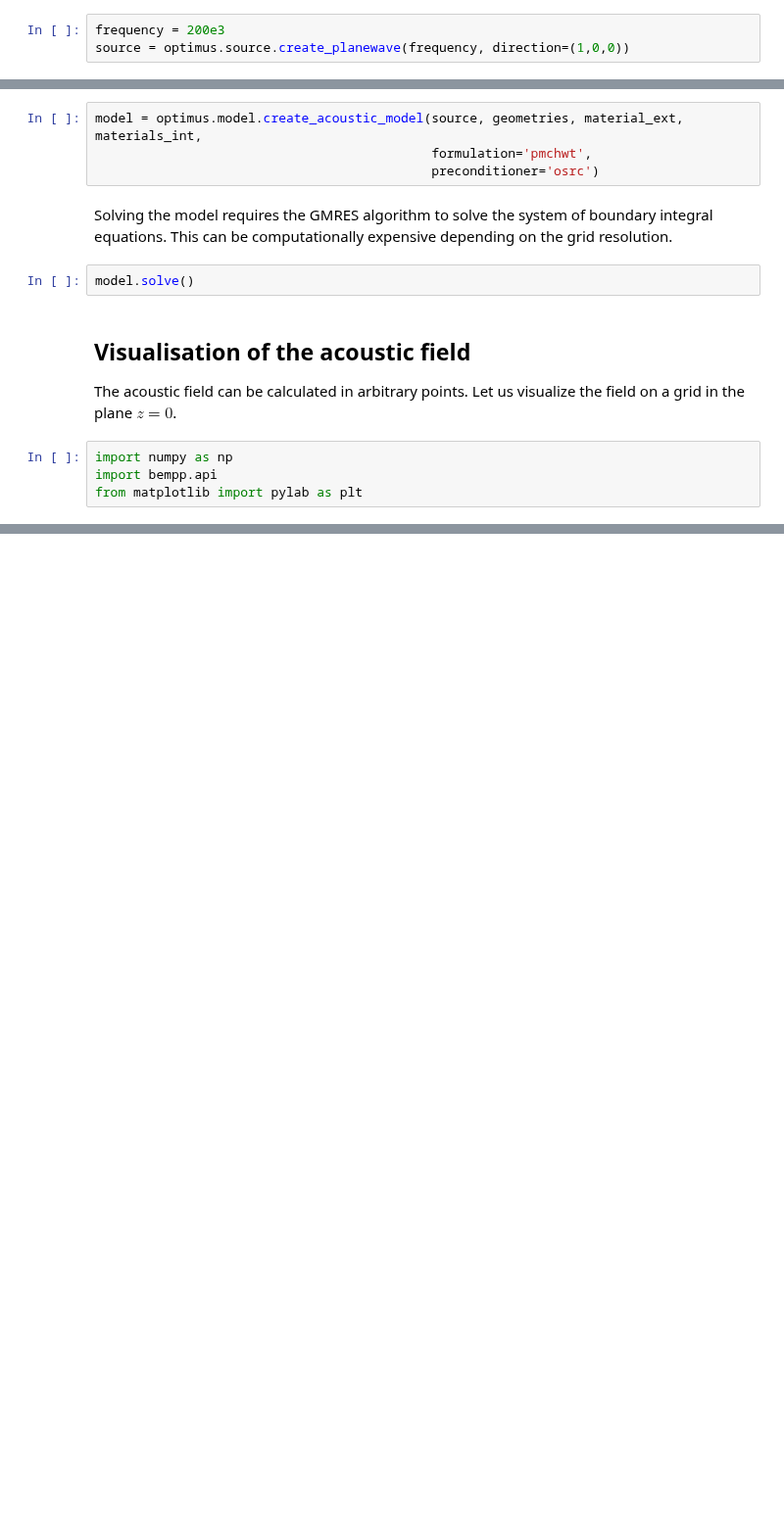
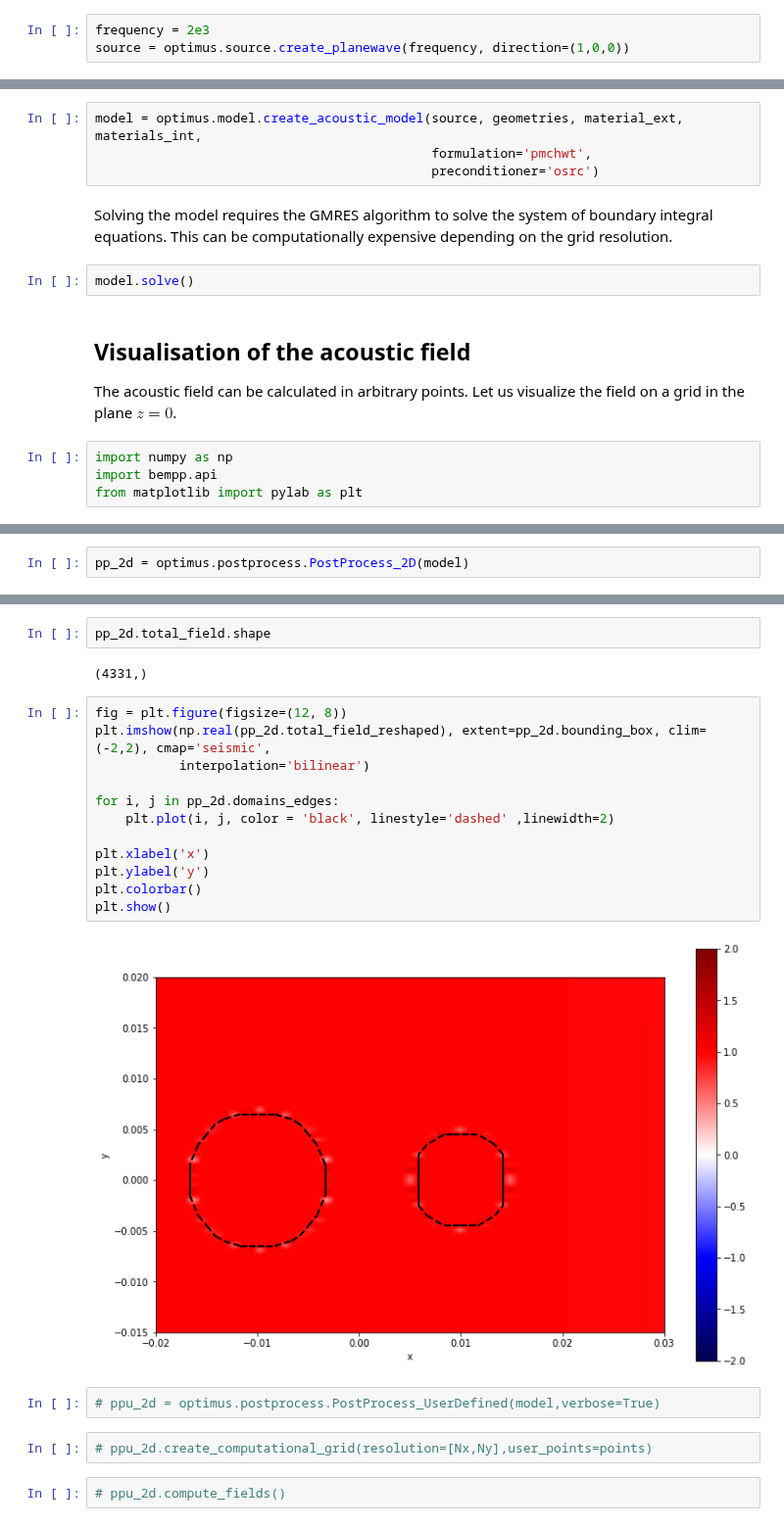
Before and after one commit to optimuslib/optimus, a Jupyter notebook: notebooks/Multiple domains-copy-Copy2.ipynb, the cells around one changed output, grey strips where cells are left out. Shown at 98% size. Cells and saved outputs as stored; diff of their text form; blank space fills up the shorter version.

Commit message:
postprocess global parameters, new generic functionalities to utils were added and used to improve priniting messages and code readability

```diff
--- a/notebooks/Multiple domains-copy-Copy2.ipynb
+++ b/notebooks/Multiple domains-copy-Copy2.ipynb
@@ -22,7 +44,7 @@ OptimUS version: 0.0.0
 
 Let us consider two spherical objects embedded in an unbounded region of water. One of the domains consists of fat and the other of cortical bone. The incident plane wave has a frequency of 100 kHz and the two spheres have a radius of 7 and 5 mm, respectively.
 # %%
-frequency = 200e3
+frequency = 2e3
 source = optimus.source.create_planewave(frequency, direction=(1,0,0))
 # %%
 radii = (7e-3, 5e-3)
@@ -276,0 +109,2 @@ def domain_edge(points_interior, plane_axes, alpha=0.005, only_outer=True):
+# %%
+pp_2d = optimus.postprocess.PostProcess_2D(model)
@@ -276,0 +154,24 @@ def domain_edge(points_interior, plane_axes, alpha=0.005, only_outer=True):
+# %%
+pp_2d.total_field.shape
+# %% [output]
+(4331,)
+# %%
+fig = plt.figure(figsize=(12, 8))
+plt.imshow(np.real(pp_2d.total_field_reshaped), extent=pp_2d.bounding_box, clim=(-2,2), cmap='seismic',
+           interpolation='bilinear')
+
+for i, j in pp_2d.domains_edges:
+    plt.plot(i, j, color = 'black', linestyle='dashed' ,linewidth=2)
+
+plt.xlabel('x')
+plt.ylabel('y')
+plt.colorbar()
+plt.show()
+# %% [output]
+[figure, added]
+# %%
+# ppu_2d = optimus.postprocess.PostProcess_UserDefined(model,verbose=True)
+# %%
+# ppu_2d.create_computational_grid(resolution=[Nx,Ny],user_points=points)
+# %%
+# ppu_2d.compute_fields()
```
Also changed, not shown: parts of 41 cells of this notebook, 8 other files.
